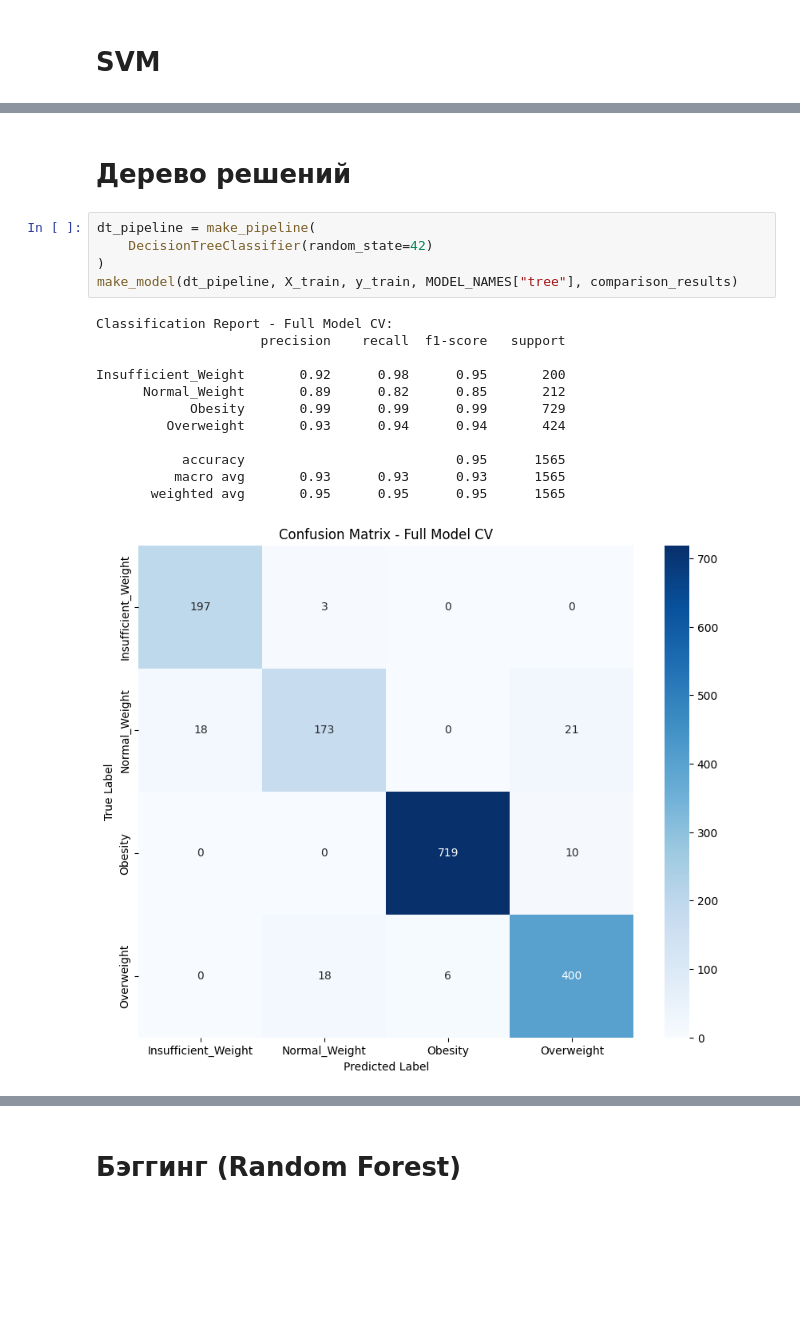
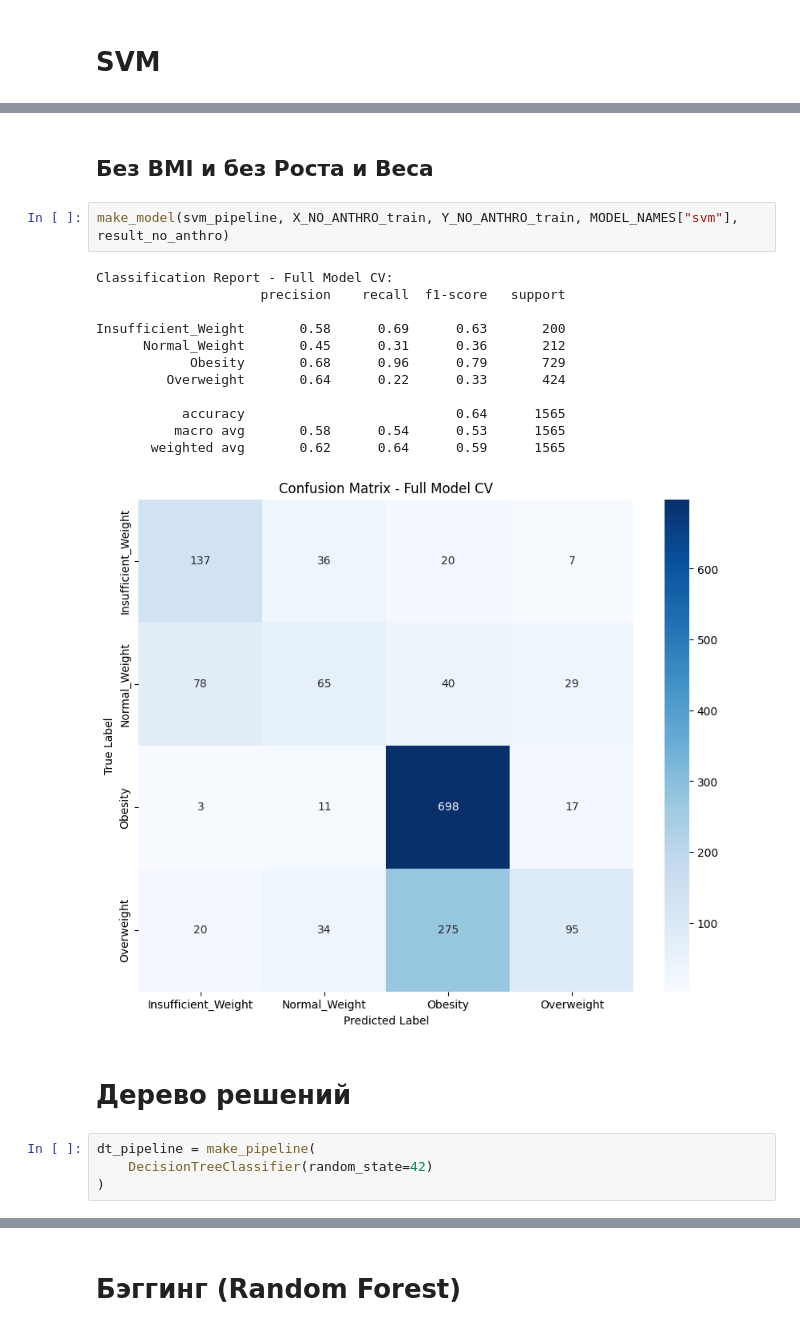
Before and after one commit to AlexTilta/Multiclass_prediction_of_obesity_risk, a Jupyter notebook: 02_ML.ipynb, the cells around one changed output, grey strips where cells are left out. Drawn from its saved outputs; the diff is of its cells as text; blank space fills up the shorter version.

```diff
--- a/02_ML.ipynb
+++ b/02_ML.ipynb
@@ -381,20 +477,23 @@ Insufficient_Weight       0.92      0.99      0.95       200
+# %% [markdown]
+## Без BMI и без Роста и Веса
+# %%
+make_model(svm_pipeline, X_NO_ANTHRO_train, Y_NO_ANTHRO_train, MODEL_NAMES["svm"], result_no_anthro)
+# %% [output]
+Classification Report - Full Model CV:
+                     precision    recall  f1-score   support
+
+Insufficient_Weight       0.58      0.69      0.63       200
+      Normal_Weight       0.45      0.31      0.36       212
+            Obesity       0.68      0.96      0.79       729
+         Overweight       0.64      0.22      0.33       424
+
+           accuracy                           0.64      1565
+          macro avg       0.58      0.54      0.53      1565
+       weighted avg       0.62      0.64      0.59      1565
+[figure, added]
 # %% [markdown]
 # Дерево решений
 # %%
 dt_pipeline = make_pipeline(
     DecisionTreeClassifier(random_state=42)
 )
-make_model(dt_pipeline, X_train, y_train, MODEL_NAMES["tree"], comparison_results)
-# %% [output]
-Classification Report - Full Model CV:
-                     precision    recall  f1-score   support
-
-Insufficient_Weight       0.92      0.98      0.95       200
-      Normal_Weight       0.89      0.82      0.85       212
-            Obesity       0.99      0.99      0.99       729
-         Overweight       0.93      0.94      0.94       424
-
-           accuracy                           0.95      1565
-          macro avg       0.93      0.93      0.93      1565
-       weighted avg       0.95      0.95      0.95      1565
-[figure, removed]
```
Also changed, not shown: parts of 53 cells of this notebook.
